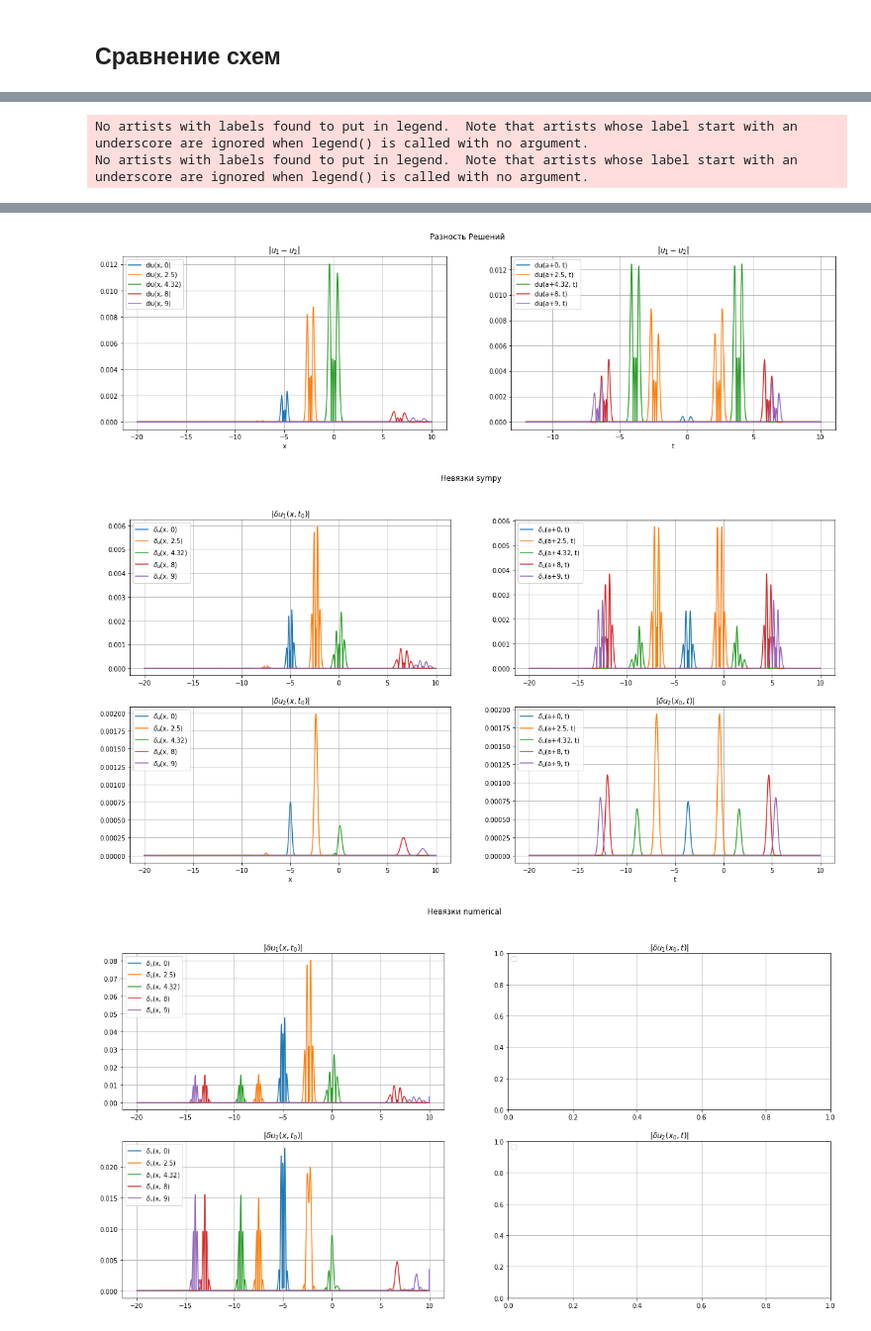
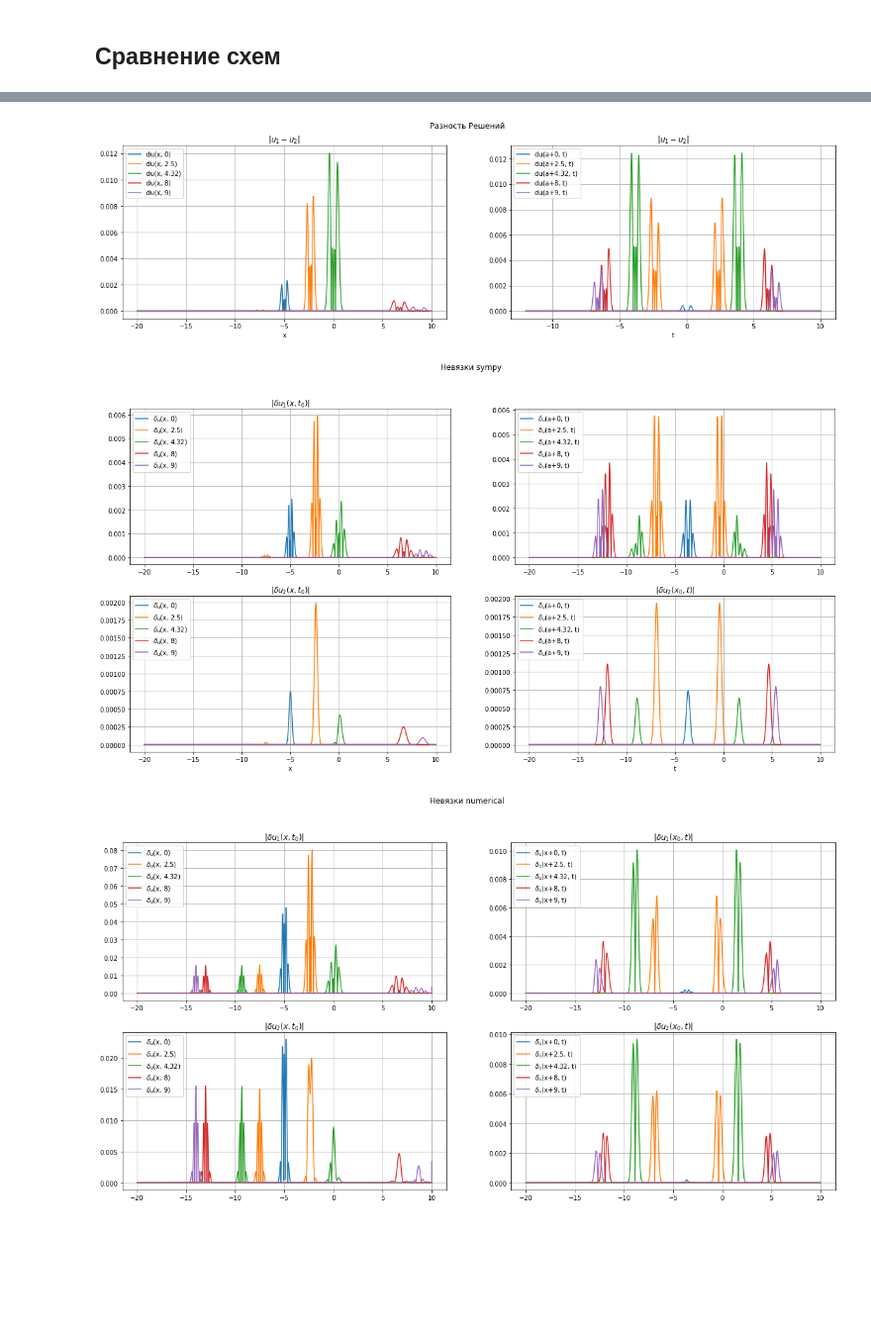
Before and after one commit to brodayagabro/numerical_methods, a Jupyter notebook: Решения/Dobrohotov.ipynb, the cells around one changed output, grey strips where cells are left out. Shown: that part at 99% size. Saved outputs shown, nothing was run; the diff lists cells and outputs as text; code cells hidden in the pictures; blank space fills up the shorter version.

```diff
--- a/Решения/Dobrohotov.ipynb
+++ b/Решения/Dobrohotov.ipynb
@@ -220,23 +241,32 @@ def dU_num_x(u, c, X, t0, dt):
 # Разность решений
 
 du = lambda x, t: abs(u1(x, t) - u2(x, t))
-
+# Отрисовка всех зависимостей
 def draw(t, axs, ay1s, ay2s, azs, az1s):
     global XX, TT
     # Построим графики зависимости невязки при фиксированном времени
-    axs[0].plot(XX, du(XX, t), label=f"du(x, {t})")
+    axs[0].plot(XX, du(XX, t), label=f"du(x, {t})") # разность решений
+    # sympy невязки
     azs[0,0].plot(XX, du1_ss(XX, t), label=rf"$\delta_u$(x, {t})")
     azs[1,0].plot(XX, du2_ss(XX, t), label=rf"$\delta_u$(x, {t})")
+    # численные невязки
     dt = np.mean(np.diff(TT))
     DU_num1 = abs(dU_num_x(u1, c, XX, t, dt))
     DU_num2 = abs(dU_num_x(u2, c, XX, t, dt))
     az1s[0, 0].plot(XX, DU_num1, label=rf"$\delta_u$(x, {t})")
     az1s[1, 0].plot(XX, DU_num2, label=rf"$\delta_u$(x, {t})")
     # Построим графики невязки при фиксированной координате
+     # разность решений
     axs[1].plot(TT, du(a+t, TT), label=f"du(a+{t}, t)")
+    # sympy невязки
     azs[0,1].plot(XX, du1_ss(a+t, TT), label=rf"$\delta_u$(a+{t}, t)")
     azs[1,1].plot(XX, du2_ss(a+t, TT), label=rf"$\delta_u$(a+{t}, t)")
-
+     # численные невязки
+    dx = np.mean(np.diff(XX))
+    DU_num1 = abs(dU_num_t(u1, c, TT, a+t, dx))
+    DU_num2 = abs(dU_num_t(u2, c, TT, a+t, dx))
+    az1s[0, 1].plot(XX, DU_num1, label=rf"$\delta_u$(x+{t}, t)")
+    az1s[1, 1].plot(XX, DU_num2, label=rf"$\delta_u$(x+{t}, t)")
     draw1(t, ay1s); draw2(t, ay2s)
 
 def main():
@@ -255,16 +285,17 @@ def main():
     plt.legend()
     plt.show()
 
-    fig1, axs = plt.subplots(2, 2, figsize=(20, 10))
-    fig2, ays = plt.subplots(1, 2, figsize=(20, 5))
-    fig3, azs = plt.subplots(2, 2, figsize=(20, 10))
-    fig4, az1s = plt.subplots(2, 2, figsize=(20, 10))
+    fig1, axs = plt.subplots(2, 2, figsize=(20, 10)) # решения
+    fig2, ays = plt.subplots(1, 2, figsize=(20, 5)) # разностей решений
+    fig3, azs = plt.subplots(2, 2, figsize=(20, 10)) # невязки sympy
+    fig4, az1s = plt.subplots(2, 2, figsize=(20, 10)) # невязки численно
     #set titles
     fig1.suptitle("Графики Решений")
     fig2.suptitle("Разность Решений")
     fig3.suptitle("Невязки sympy")
     fig4.suptitle("Невязки numerical")
-    axs[0,0].set_title(r"$u_{1,2}(x,t)$"); axs[0, 1].set_title(r"$u_{1,2}(x,t)$")
+    axs[0,0].set_title(r"$u_{1}(x,t)$"); axs[0, 1].set_title(r"$u_{1}(x,t)$")
+    axs[1,0].set_title(r"$u_{2}(x,t)$"); axs[1, 1].set_title(r"$u_{2}(x,t)$")
     ays[0].set_title(r"$|u_1 - u_2|$");  ays[1].set_title(r"$|u_1 - u_2|$");
     azs[0, 0].set_title(r"$|\delta u_1(x, t_0)|$");  azs[1, 1].set_title(r"$|\delta u_1(x_0, t)|$");
     azs[1, 0].set_title(r"$|\delta u_2(x, t_0)|$");  azs[1, 1].set_title(r"$|\delta u_2(x_0, t)|$");
@@ -286,7 +317,7 @@ def main():
     axs[0][0].plot(XX, -H(XX), color="black", label=r"$H(x)$")
     axs[1][0].plot(XX, -H(XX), color="black", label=r"$H(x)$")
 
-    # plotting
+    # plotting all
     T1 = [0, 2.5, 4.32, 8, 9]
     for t in T1:
         draw(t, ays, axs[0],axs[1], azs, az1s)
@@ -307,5 +338,3 @@ if __name__ == "__main__":
     main()
 # %% [output]
 [figure]
-No artists with labels found to put in legend.  Note that artists whose label start with an underscore are ignored when legend() is called with no argument.
-No artists with labels found to put in legend.  Note that artists whose label start with an underscore are ignored when legend() is called with no argument.
@@ -313,3 +342,3 @@ No artists with labels found to put in legend.  Note that artists whose label st
 [figure]
 [figure]
-[figure, old version]
+[figure, new version]
```
Also changed, not shown: parts of 3 cells of this notebook, 1 other file.
